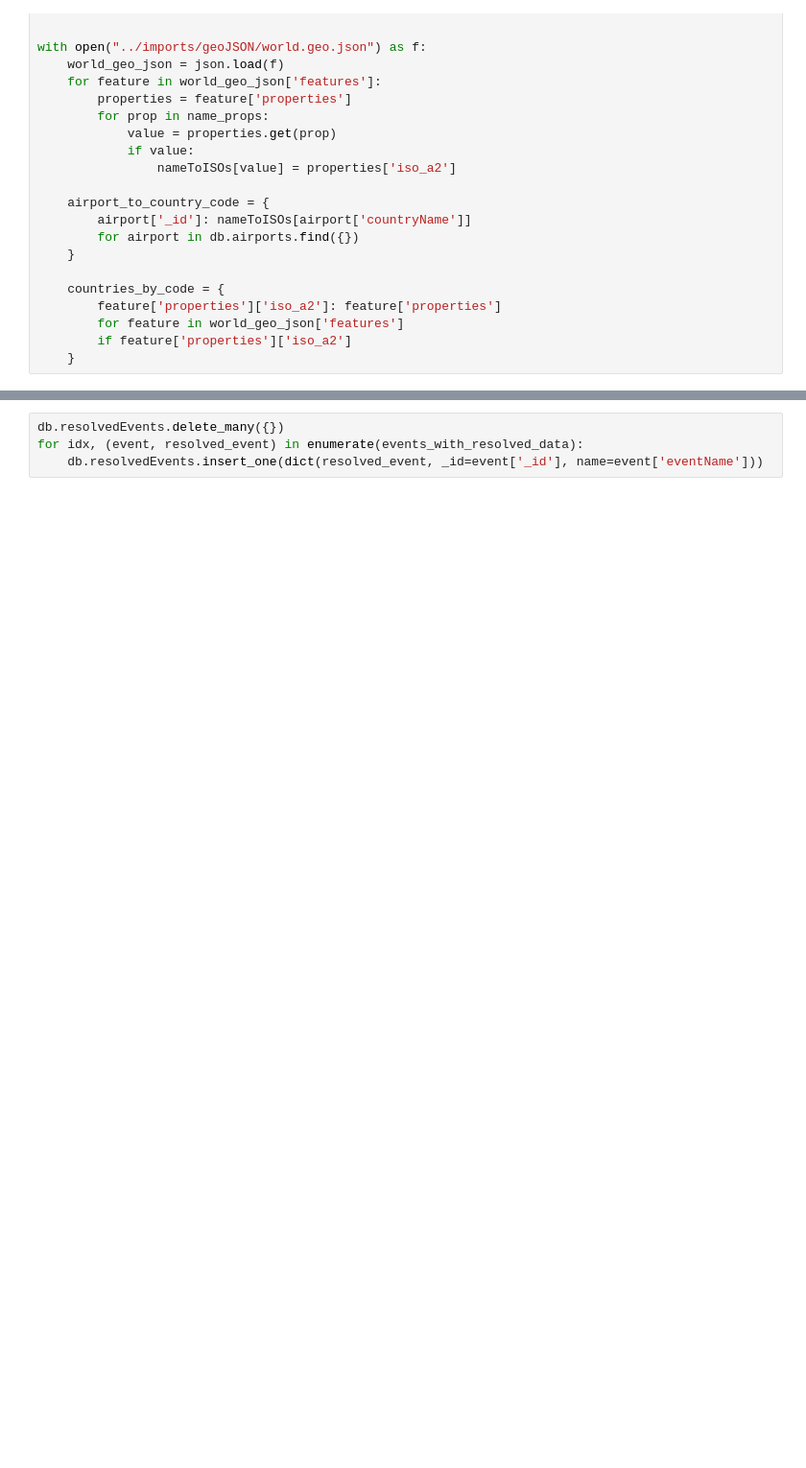
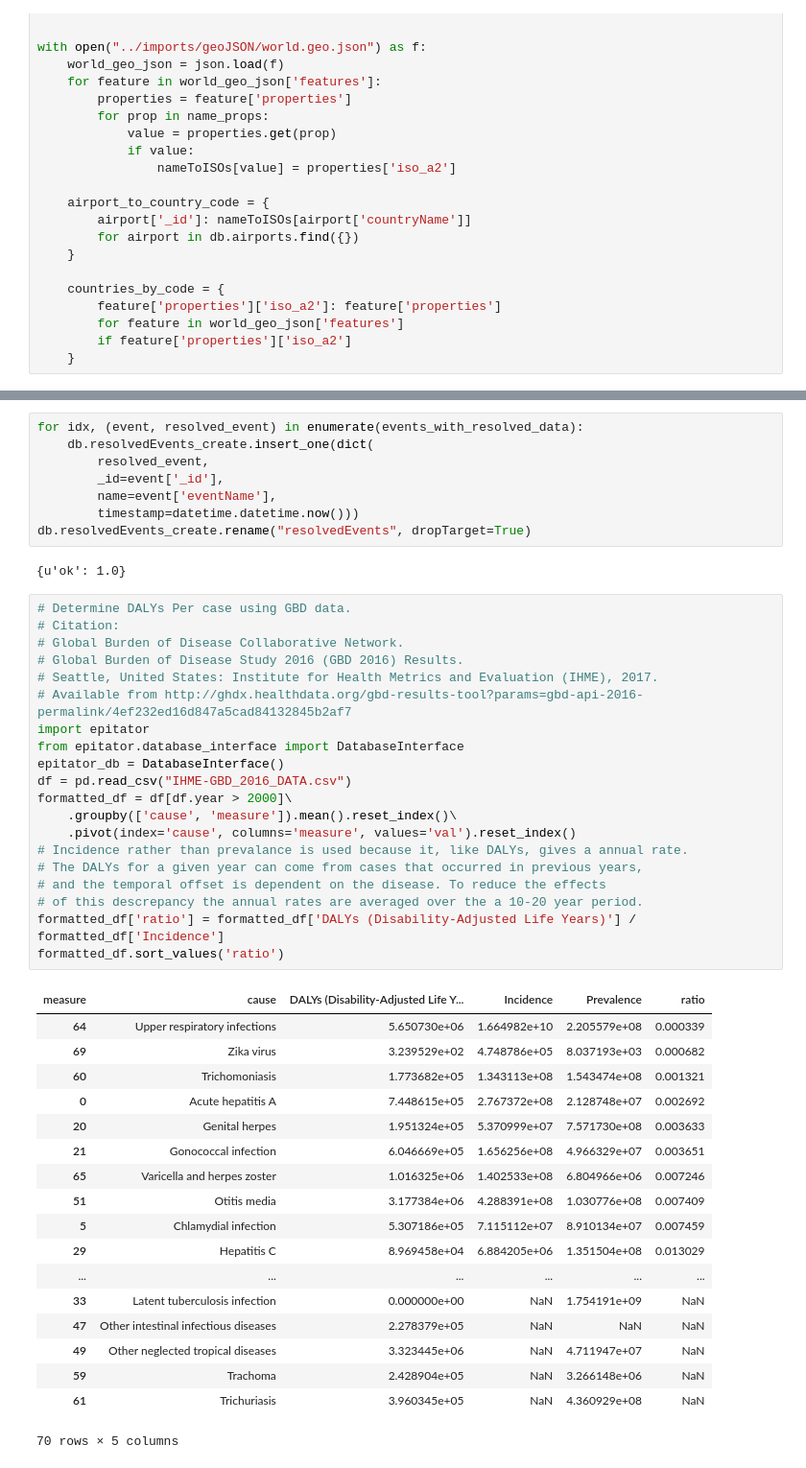
Before and after one commit to ecohealthalliance/ibis, a Jupyter notebook: .scripts/rank_events.ipynb, the cells around one changed output, grey strips where cells are left out. Shown: that part at 96% size. Cells and saved outputs as stored; diff of their text form; blank space fills up the shorter version.

Commit message:
Add disease severity coefficient

```diff
--- a/.scripts/rank_events.ipynb
+++ b/.scripts/rank_events.ipynb
@@ -161,4 +161,49 @@ array([[ 0.,  0.,  0., ...,  0.,  0.,  0.],
 # %%
-db.resolvedEvents.delete_many({})
 for idx, (event, resolved_event) in enumerate(events_with_resolved_data):
-    db.resolvedEvents.insert_one(dict(resolved_event, _id=event['_id'], name=event['eventName']))
+    db.resolvedEvents_create.insert_one(dict(
+        resolved_event,
+        _id=event['_id'],
+        name=event['eventName'],
+        timestamp=datetime.datetime.now()))
+db.resolvedEvents_create.rename("resolvedEvents", dropTarget=True)
+# %% [output]
+{u'ok': 1.0}
+# %%
+# Determine DALYs Per case using GBD data.
+# Citation:
+# Global Burden of Disease Collaborative Network.
+# Global Burden of Disease Study 2016 (GBD 2016) Results.
+# Seattle, United States: Institute for Health Metrics and Evaluation (IHME), 2017.
+# Available from http://ghdx.healthdata.org/gbd-results-tool?params=gbd-api-2016-permalink/4ef232ed16d847a5cad84132845b2af7
+import epitator
+from epitator.database_interface import DatabaseInterface
+epitator_db = DatabaseInterface()
+df = pd.read_csv("IHME-GBD_2016_DATA.csv")
+formatted_df = df[df.year > 2000]\
+    .groupby(['cause', 'measure']).mean().reset_index()\
+    .pivot(index='cause', columns='measure', values='val').reset_index()
+# Incidence rather than prevalance is used because it, like DALYs, gives a annual rate.
+# The DALYs for a given year can come from cases that occurred in previous years,
+# and the temporal offset is dependent on the disease. To reduce the effects
+# of this descrepancy the annual rates are averaged over the a 10-20 year period.
+formatted_df['ratio'] = formatted_df['DALYs (Disability-Adjusted Life Years)'] / formatted_df['Incidence']
+formatted_df.sort_values('ratio')
+# %% [output]
+| measure | cause | DALYs (Disability-Adjusted Life Y... | Incidence | Prevalence | ratio |
+| 64 | Upper respiratory infections | 5.650730e+06 | 1.664982e+10 | 2.205579e+08 | 0.000339 |
+| 69 | Zika virus | 3.239529e+02 | 4.748786e+05 | 8.037193e+03 | 0.000682 |
+| 60 | Trichomoniasis | 1.773682e+05 | 1.343113e+08 | 1.543474e+08 | 0.001321 |
+| 0 | Acute hepatitis A | 7.448615e+05 | 2.767372e+08 | 2.128748e+07 | 0.002692 |
+| 20 | Genital herpes | 1.951324e+05 | 5.370999e+07 | 7.571730e+08 | 0.003633 |
+| 21 | Gonococcal infection | 6.046669e+05 | 1.656256e+08 | 4.966329e+07 | 0.003651 |
+| 65 | Varicella and herpes zoster | 1.016325e+06 | 1.402533e+08 | 6.804966e+06 | 0.007246 |
+| 51 | Otitis media | 3.177384e+06 | 4.288391e+08 | 1.030776e+08 | 0.007409 |
+| 5 | Chlamydial infection | 5.307186e+05 | 7.115112e+07 | 8.910134e+07 | 0.007459 |
+| 29 | Hepatitis C | 8.969458e+04 | 6.884205e+06 | 1.351504e+08 | 0.013029 |
+| ... | ... | ... | ... | ... | ... |
+| 33 | Latent tuberculosis infection | 0.000000e+00 | NaN | 1.754191e+09 | NaN |
+| 47 | Other intestinal infectious diseases | 2.278379e+05 | NaN | NaN | NaN |
+| 49 | Other neglected tropical diseases | 3.323445e+06 | NaN | 4.711947e+07 | NaN |
+| 59 | Trachoma | 2.428904e+05 | NaN | 3.266148e+06 | NaN |
+| 61 | Trichuriasis | 3.960345e+05 | NaN | 4.360929e+08 | NaN |
+70 rows × 5 columns
```
Also changed, not shown: parts of 9 cells of this notebook, 6 other files.
